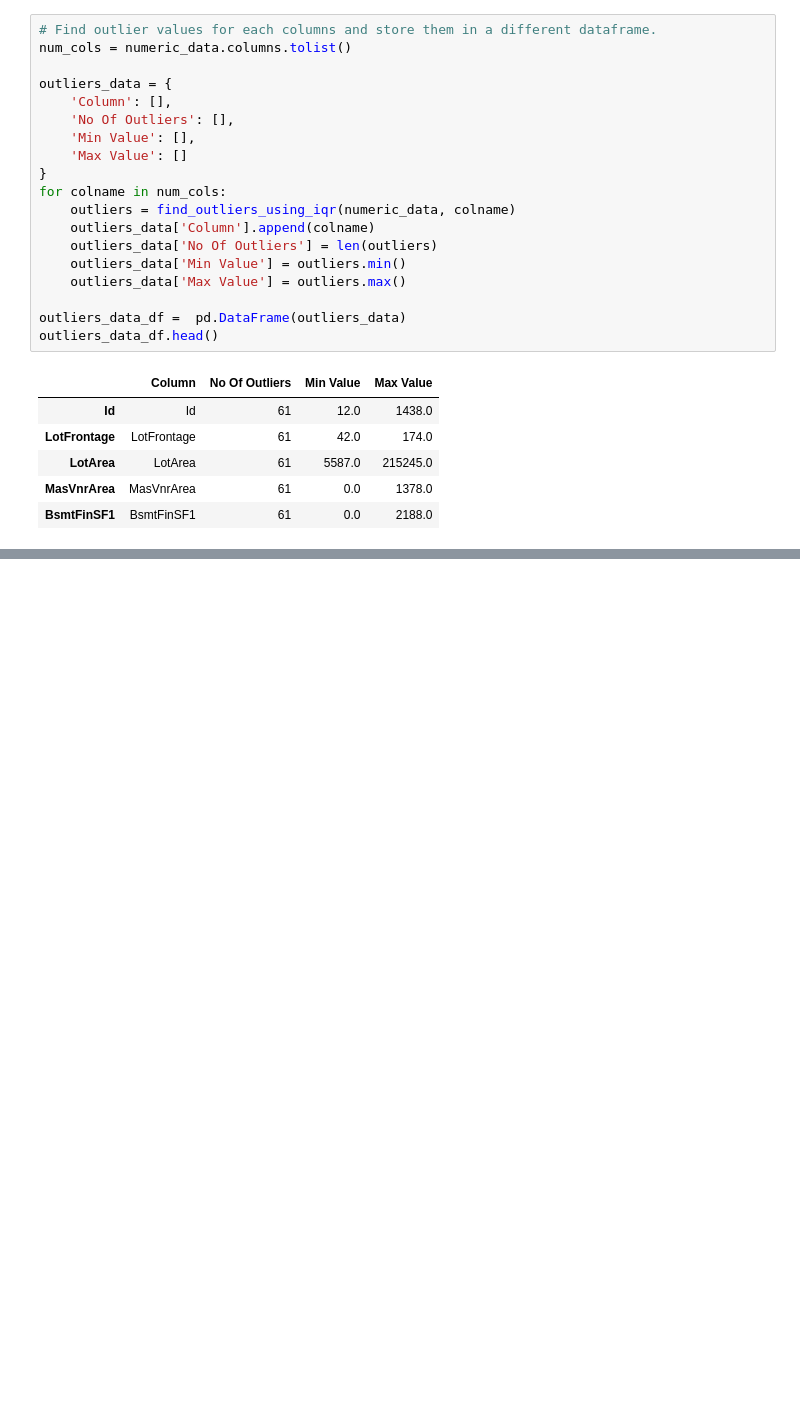
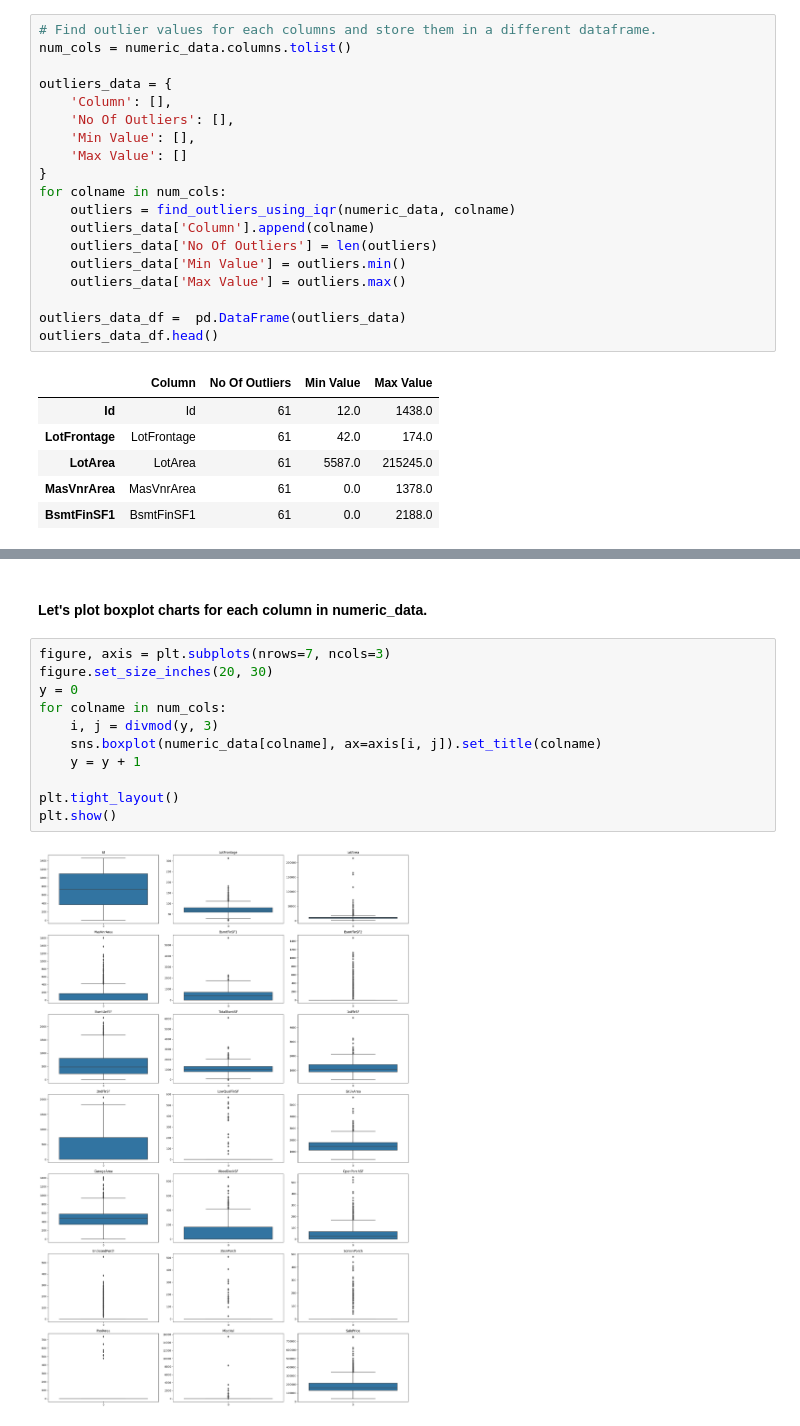
Before and after one commit to ranpariyachetan/advancedregression-assignment, a Jupyter notebook: House_Price_Assignment.ipynb, the cells around one changed output, grey strips where cells are left out. Drawn from its saved outputs; the diff is of its cells as text; blank space fills up the shorter version.

```diff
--- a/House_Price_Assignment.ipynb
+++ b/House_Price_Assignment.ipynb
@@ -237,0 +259,15 @@ outliers_data_df.head()
+# %% [markdown]
+#### Let's plot boxplot charts for each column in numeric_data.
+# %%
+figure, axis = plt.subplots(nrows=7, ncols=3)
+figure.set_size_inches(20, 30)
+y = 0
+for colname in num_cols:
+    i, j = divmod(y, 3)
+    sns.boxplot(numeric_data[colname], ax=axis[i, j]).set_title(colname)
+    y = y + 1
+
+plt.tight_layout()
+plt.show()
+# %% [output]
+[figure, added]
```
Also changed, not shown: parts of 5 cells of this notebook.
